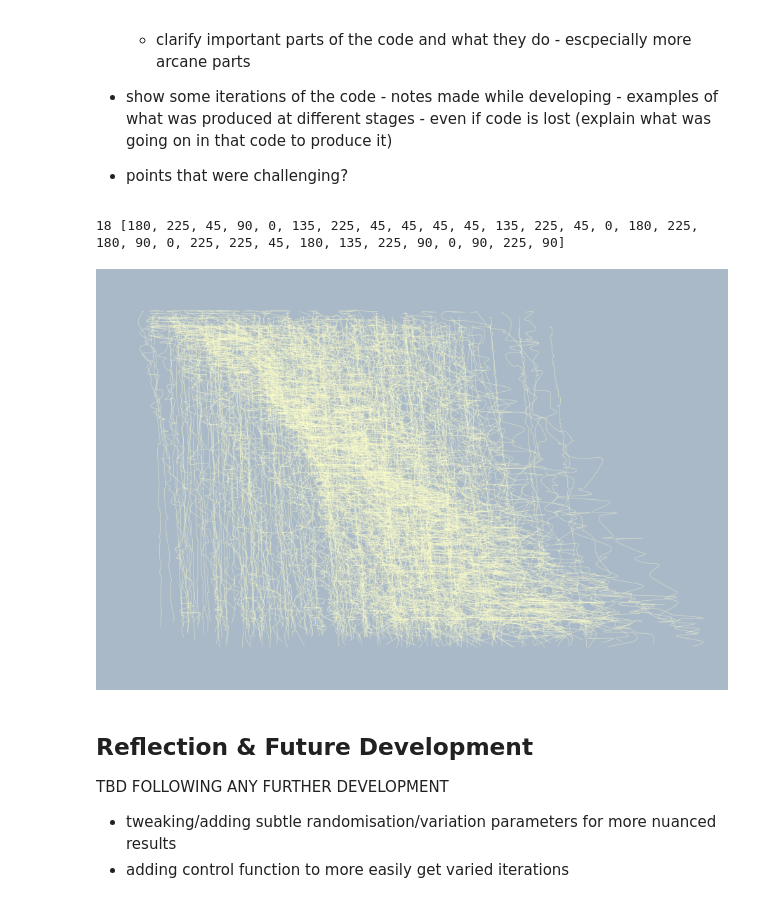
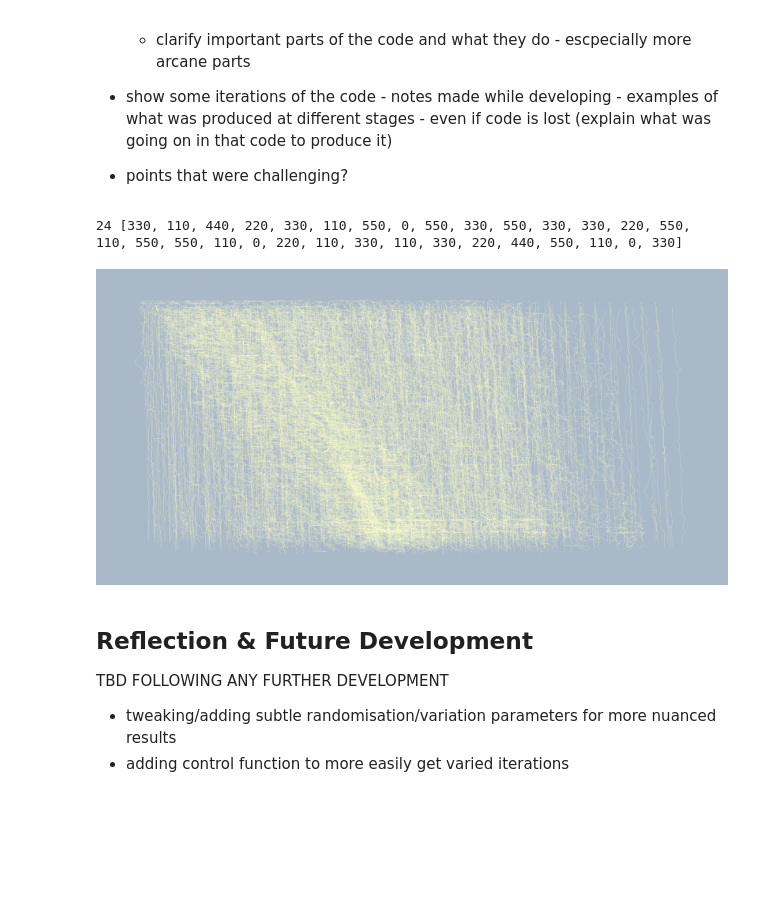
Before and after one commit to ybrow001/generative_graphic_score, a Jupyter notebook: falling_down_stairs_of_light.ipynb, the cells around one changed output. Drawn from its saved outputs; the diff is of its cells as text; code cells hidden in the pictures; blank space fills up the shorter version.

Commit message:
made line spacing relative to canvas width - adjusted generation width boundaries - added variation images

```diff
--- a/falling_down_stairs_of_light.ipynb
+++ b/falling_down_stairs_of_light.ipynb
@@ -54,7 +54,7 @@ from py5canvas import *
 import random
 import numpy as np
 
-create_canvas(1800, 600)
+create_canvas(1667, 833)
 
 background(170,185,200)
 fill(250,255,200,125)
@@ -62,7 +62,7 @@ stroke(255,255,200,125)
 stroke_weight(0.33)
 
 # distance the vertical lines are apart
-line_spacing = 22
+line_spacing = width/80;
 
 # initial pen position
 x, y = 0, 0
@@ -90,7 +90,7 @@ def calc_lines(): # <- separate into 2 functions calc and sum - better modularit
     line_calcs = []
     summed_line = []
 
-    for lin in range(int((width*0.25)/line_spacing)):
+    for lin in range(int((width*0.33)/line_spacing)):
         summed_line.append([]) # create new nested array for each line
 
         # calculate y values for each component pulse in the polyrhythm
@@ -127,7 +127,7 @@ def dynamic_form(passes):
     macro_pos = int((passes/5) * random_choice(divisions)) # gives which pass to centre gaussian dynamic peak on
 
     for p in range(passes): # do for each pass
-        micro_pos.append(int(((width*0.25)/5) * random.choice(divisions)))
+        micro_pos.append(int(((width*0.33)/5) * random.choice(divisions)))
 
     print(macro_pos, micro_pos)
 
@@ -208,7 +208,7 @@ def micro_x_variation(draw_pass, current_x):
     x_var_scale = 12
 
     centre = micro_pos[draw_pass - 1]
-    sigma = (width*0.25)/5 # gaussian apllication of dynamics  either side of centre x value per pass
+    sigma = (width*0.33)/5 # gaussian apllication of dynamics  either side of centre x value per pass
     gaussian_weight = gaussian_field(current_x, centre, sigma)
 
     if gaussian_weight < 0.05:
@@ -226,7 +226,7 @@ def micro_line_drift(draw_pass, current_x):
     dec_line_spacing = 0
 
     centre = micro_pos[draw_pass - 1]
-    sigma = (width*0.25)/5
+    sigma = (width*0.33)/5
     gaussian_weight = gaussian_field(current_x, centre, sigma)
 
     if gaussian_weight < 0.05:
@@ -243,7 +243,7 @@ def micro_node_density(draw_pass, current_x):
     node_density = 1.0
 
     centre = micro_pos[draw_pass - 1]
-    sigma = (width*0.25)/5
+    sigma = (width*0.33)/5
     gaussian_weight = gaussian_field(current_x, centre, sigma)
 
     if gaussian_weight < 0.05:
@@ -269,7 +269,7 @@ def draw_nodes(): # <- refactor into smaller functions?
 
     # line_spacing = int(22 - macro_bias_space) # add init_line_spacing variable?
 
-    for lin in range(int((width*0.25)/line_spacing)):
+    for lin in range(int((width*0.33)/line_spacing)):
         # line-node variation
         x_random = []
 
@@ -278,7 +278,7 @@ def draw_nodes(): # <- refactor into smaller functions?
         bias_random = 0
         micro_bias_space = micro_line_drift(draw_pass,x)[2]
 
-        line_spacing = int(22 - micro_bias_space) # add init_line_spacing variable?
+        line_spacing = int(width/80 - micro_bias_space) # add init_line_spacing variable?
 
         # print(line_spacing)
 
@@ -324,35 +324,38 @@ def draw_passes():
     global x, y_offset, draw_pass, alpha_val
 
     x_init = width * 0.033
     x_offset = 0
 
     x = x_init
 
     dynamic_form(num_passes)
 
     while draw_pass < num_passes: # higher than division of ~line_spacing to cause overlap
         calc_lines()
 
         # alpha_val -= 5
         draw_nodes()
         #draw_text()
         # save(f'images/per_pass_score/07_score_pass_24_polyrhythm_{draw_pass}.png') # save image for each pass
 
         draw_pass += 1
         x_offset += (line_spacing*1.104)/13 # adding some interesting displacement in overlap
         y_offset += random.uniform(-1, 3) # np.random.normal(1,2)
         x = x_init + x_offset
 
         # print(f"pass made {draw_pass}")
 
 # save('images/no_dotes_sparse_131115.png')
 
 draw_passes()
 
 show()
+
+# wide rescale acting strange -
+# - possibly bc dynamics are maped relatively onto width (width * ...), while line spacing is fixed (val in pixels)
 # %% [output]
-18 [180, 225, 45, 90, 0, 135, 225, 45, 45, 45, 45, 135, 225, 45, 0, 180, 225, 180, 90, 0, 225, 225, 45, 180, 135, 225, 90, 0, 90, 225, 90]
+24 [330, 110, 440, 220, 330, 110, 550, 0, 550, 330, 550, 330, 330, 220, 550, 110, 550, 550, 110, 0, 220, 110, 330, 110, 330, 220, 440, 550, 110, 0, 330]
-[figure, old version]
+[figure, new version]
 # %% [markdown]
 ## Reflection & Future Development
 
```
Also changed, not shown: 2 other files.
